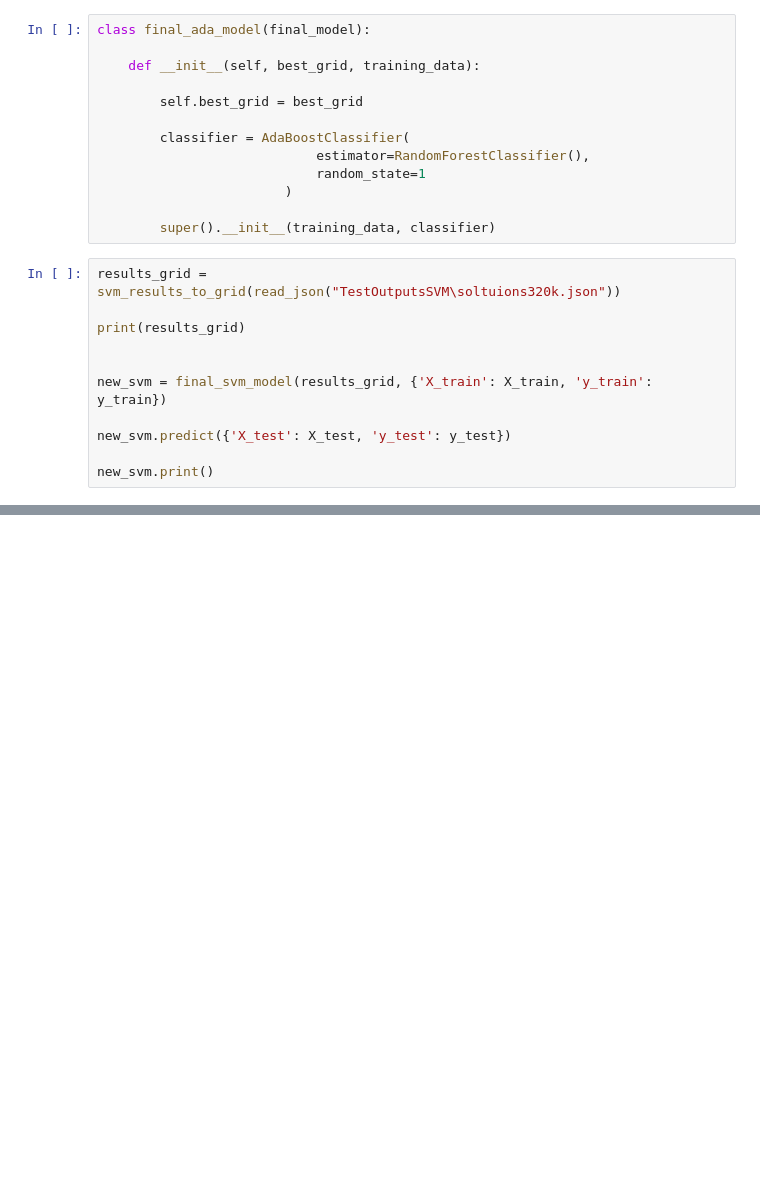
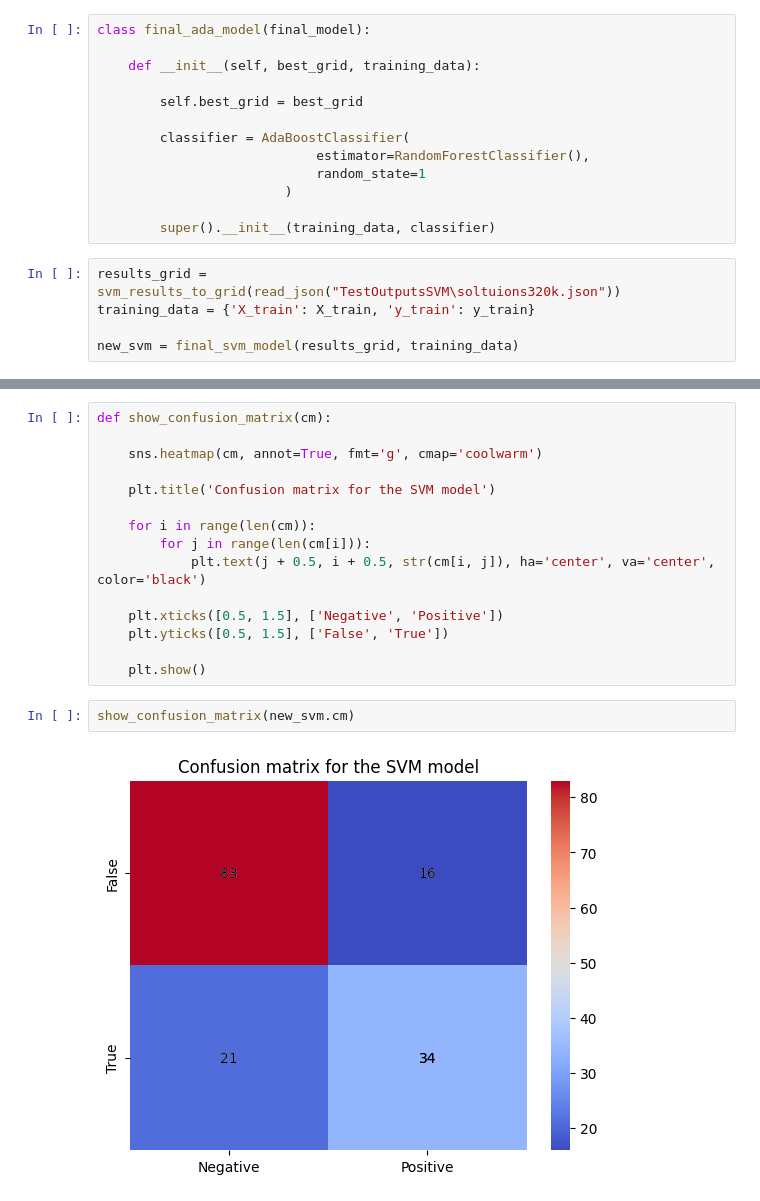
Before and after one commit to Sp0xF8/Individual-Project, a Jupyter notebook: assessment_final.ipynb, the cells around one changed output, grey strips where cells are left out. Saved outputs shown, nothing was run; the diff lists cells and outputs as text; blank space fills up the shorter version.

```diff
--- a/assessment_final.ipynb
+++ b/assessment_final.ipynb
@@ -1051,13 +1053,7 @@ class final_ada_model(final_model):
 		super().__init__(training_data, classifier)
 # %%
 results_grid = svm_results_to_grid(read_json("TestOutputsSVM\soltuions320k.json"))
+training_data = {'X_train': X_train, 'y_train': y_train}
 
-print(results_grid)
-
-
-new_svm = final_svm_model(results_grid, {'X_train': X_train, 'y_train': y_train})
-
-new_svm.predict({'X_test': X_test, 'y_test': y_test})
-
-new_svm.print()
+new_svm = final_svm_model(results_grid, training_data)
 # %% [output]
@@ -1076,0 +1075,19 @@ Confusion Matrix:
+# %%
+def show_confusion_matrix(cm):
+
+	sns.heatmap(cm, annot=True, fmt='g', cmap='coolwarm')
+
+	plt.title('Confusion matrix for the SVM model')
+
+	for i in range(len(cm)):
+		for j in range(len(cm[i])):
+			plt.text(j + 0.5, i + 0.5, str(cm[i, j]), ha='center', va='center', color='black')
+
+	plt.xticks([0.5, 1.5], ['Negative', 'Positive'])
+	plt.yticks([0.5, 1.5], ['False', 'True'])
+
+	plt.show()
+# %%
+show_confusion_matrix(new_svm.cm)
+# %% [output]
+[figure, added]
```
Also changed, not shown: parts of 4 cells of this notebook.
